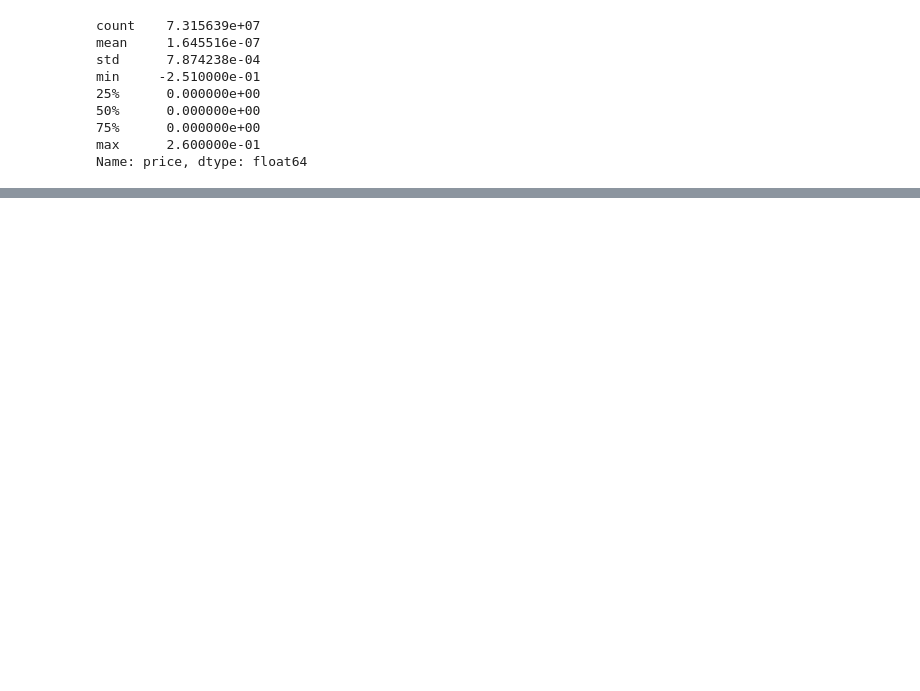
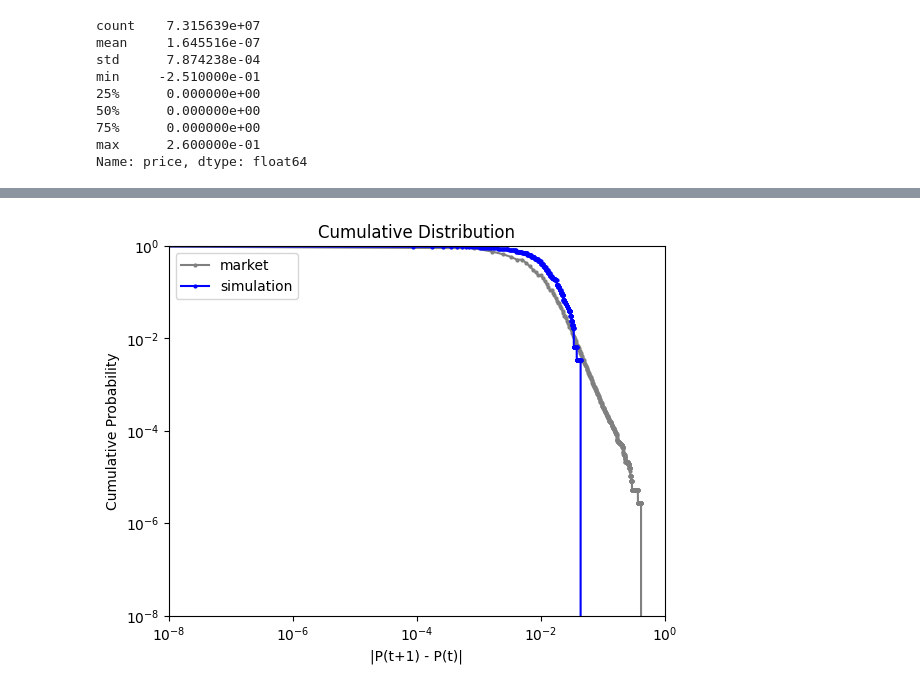
Before and after one commit to Naradice/stocknet_study, a Jupyter notebook: FeatureEngineering/DataArgument.ipynb, the cells around one changed output, grey strips where cells are left out. Drawn from its saved outputs; the diff is of its cells as text; code cells hidden in the pictures; blank space fills up the shorter version.

```diff
--- a/FeatureEngineering/DataArgument.ipynb
+++ b/FeatureEngineering/DataArgument.ipynb
@@ -334,0 +357,11 @@ ohlc_token_sample.head()
+# %%
+initial_positions = [(-1)**i for i in range(1000)]
+model = DeterministicDealerModelV3(1000, spread=mean_spread*100, max_volatility=0.1, initial_positions=initial_positions,
+                                   time_noise_method="exp", max_noise_factor=100)
+prices, ticks = model.simulate(60*300)
+start_date = pd.to_datetime("2024-01-01 00:00:00.000Z")
+prices.index = start_date + pd.to_timedelta(ticks, unit="S")
+# %%
+ohlc_min_sim_df = prices.resample('MIN').ohlc()
+ohlc_min_sim_src = ohlc_min_sim_df.diff().iloc[1:]
+ohlc_min_sim_src.describe()
@@ -334,0 +379,25 @@ ohlc_token_sample.head()
+# %%
+mean = ohlc_min_src.close.mean()
+std = ohlc_min_src.close.std()
+
+cumulative, bin_edges = cumulative_dist(ohlc_min_src.close.abs(), bins=500)
+# %%
+mean = ohlc_min_sim_src.price.close.mean()
+std = ohlc_min_sim_src.price.close.std()
+
+sim_cumulative, sim_bin_edges = cumulative_dist(ohlc_min_sim_src..price.close.abs(), bins=500)
+# %%
+plt.plot(bin_edges, cumulative, color="gray", marker="o", markersize=2, label="market")
+plt.plot(sim_bin_edges, sim_cumulative, color="blue", marker="o", markersize=2, label="simulation")
+
+plt.title('Cumulative Distribution')
+plt.xlabel('|P(t+1) - P(t)|')
+plt.ylabel('Cumulative Probability')
+plt.xscale('log')
+plt.yscale('log')
+plt.ylim(1e-8, 1)
+plt.xlim(1e-8, 1)
+plt.legend()
+plt.show()
+# %% [output]
+[figure, added]
```
Also changed, not shown: parts of 31 cells of this notebook.
